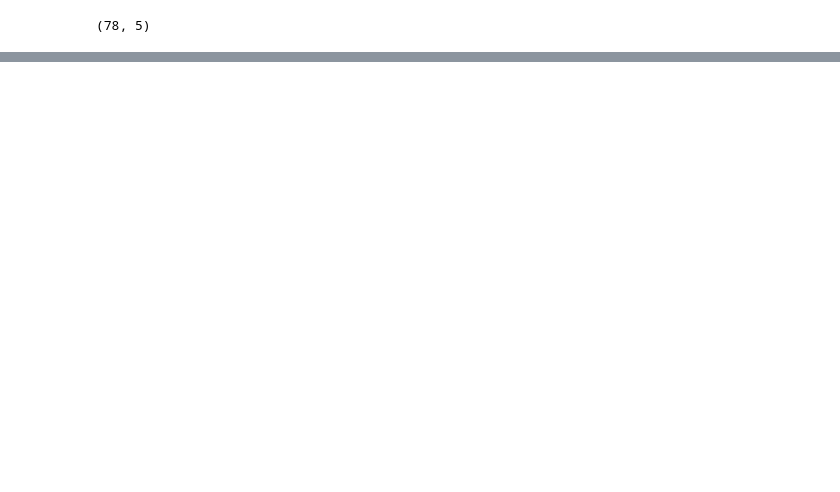
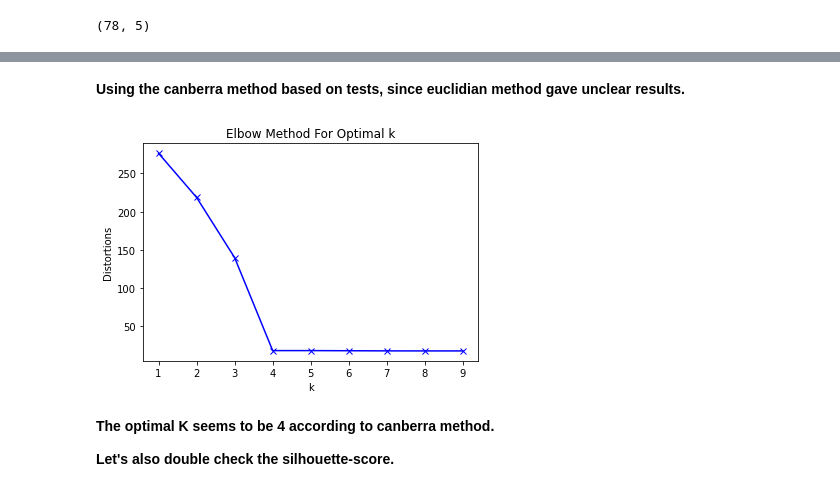
Before and after one commit to Milopoli/Coursera_Capstone, a Jupyter notebook: Scripts/Helsinki.ipynb, the cells around one changed output, grey strips where cells are left out. Saved outputs shown, nothing was run; the diff lists cells and outputs as text; code cells hidden in the pictures; blank space fills up the shorter version.

```diff
--- a/Scripts/Helsinki.ipynb
+++ b/Scripts/Helsinki.ipynb
@@ -214,0 +270,10 @@ helsinki_map
+# %%
+helsinki_onehot = pd.get_dummies(helsinki_venues[['Venue Category']], prefix="", prefix_sep="")
+
+# adding a neighborhood column to the dataframe
+helsinki_onehot['Neighborhood'] = helsinki_venues['Neighborhood']
+
+# moving neighborhood column to the first column
+cols = list(helsinki_onehot)
+cols.insert(0, cols.pop(cols.index('Neighborhood')))
+helsinki_onehot = helsinki_onehot.loc[:, cols]
@@ -214,0 +290,3 @@ helsinki_map
+# %%
+# grouping venues based on neighborhood
+helsinki_grouped = helsinki_onehot.groupby('Neighborhood').mean().reset_index()
@@ -214,0 +363,3 @@ helsinki_map
+# %%
+# creating new df for k-means clustering without neighborhood column
+helsinki_grouped_clustering = helsinki_grouped.drop('Neighborhood', 1)
@@ -214,0 +375,20 @@ helsinki_map
+# %% [markdown]
+**Using the canberra method based on tests, since euclidian method gave unclear results.**
+# %%
+distortions = []
+K = range(1,10)
+for k in K:
+    km = KMeans(n_clusters=k, random_state=0).fit(helsinki_grouped_clustering)
+    distortions.append(sum(np.min(cdist(helsinki_grouped_clustering, km.cluster_centers_, 'canberra'), axis=1)) / helsinki_grouped_clustering.shape[0])
+# %%
+plt.plot(K, distortions, 'bx-')
+plt.xlabel('k')
+plt.ylabel('Distortions')
+plt.title('Elbow Method For Optimal k')
+plt.show()
+# %% [output]
+[figure, added]
+# %% [markdown]
+**The optimal K seems to be 4 according to canberra method.**
+
+**Let's also double check the silhouette-score.**
```
Also changed, not shown: parts of 101 cells of this notebook, 1 other file.
